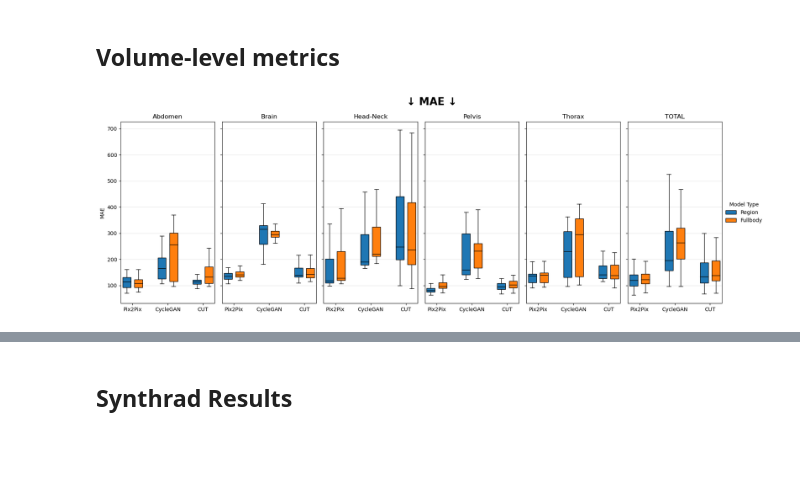
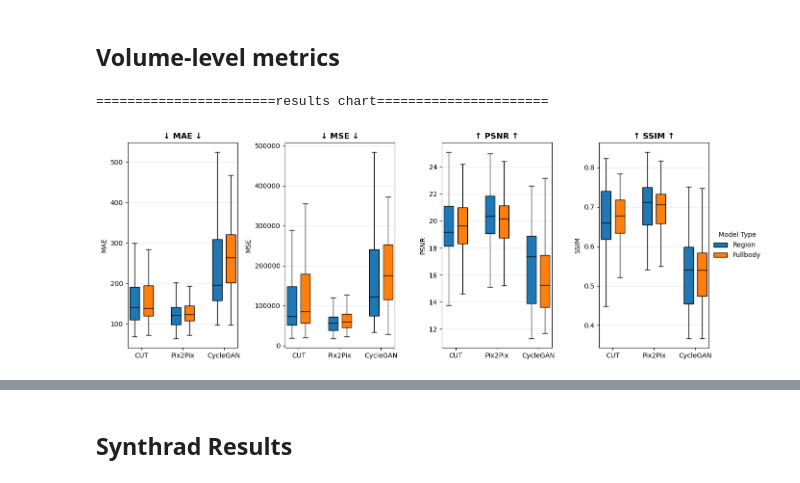
Before and after one commit to NicSchuler/fullbody-sCT, a Jupyter notebook: training/checkpoints/visualize_testing_results.ipynb, the cells around one changed output, grey strips where cells are left out. Drawn from its saved outputs; the diff is of its cells as text; code cells hidden in the pictures; blank space fills up the shorter version.

Commit message:
experiment 3 extension

```diff
--- a/training/checkpoints/visualize_testing_results.ipynb
+++ b/training/checkpoints/visualize_testing_results.ipynb
@@ -623,39 +971,101 @@ for metric in ["MAE", "MSE", "PSNR", "SSIM"]:
 # Data loading
 data_info_ex1_volume = pd.DataFrame(
     [
+        ["Region", "Baseline", "cut_synthrad_abdomen_final/test_50/test_metrics_over_volume.csv"],
+        ["Region", "Baseline", "cut_synthrad_brain_final/test_50/test_metrics_over_volume.csv"],
+        ["Region", "Baseline", "cut_synthrad_HN_final/test_50/test_metrics_over_volume.csv"],
+        ["Region", "Baseline", "cut_synthrad_pelvis_final/test_50/test_metrics_over_volume.csv"],
+        ["Region", "Baseline", "cut_synthrad_TH_final/test_51/test_metrics_over_volume.csv"],
+        ["Fullbody", "Baseline", "cut_synthrad_allregions_final/test_50/test_metrics_over_volume.csv"],
+
         ["Region", "Baseline", "pix2pix_synthrad_abdomen_final/test_50/test_metrics_over_volume.csv"],
         ["Region", "Baseline", "pix2pix_synthrad_brain_final/test_50/test_metrics_over_volume.csv"],
         ["Region", "Baseline", "pix2pix_synthrad_headneck_final/test_50/test_metrics_over_volume.csv"],
         ["Region", "Baseline", "pix2pix_synthrad_pelvis_final/test_50/test_metrics_over_volume.csv"],
         ["Region", "Baseline", "pix2pix_synthrad_thorax_final/test_50/test_metrics_over_volume.csv"],
         ["Fullbody", "Baseline", "pix2pix_synthrad_allregion_final/test_50/test_metrics_over_volume.csv"],
 
         ["Region", "Baseline", "cyclegan_abdomen_final/test_50/test_metrics_over_volume.csv"],
         ["Region", "Baseline", "cyclegan_brain_final/test_50/test_metrics_over_volume.csv"],
         ["Region", "Baseline", "cyclegan_head_neck_final/test_50/test_metrics_over_volume.csv"],
         ["Region", "Baseline", "cyclegan_pelvis_final/test_50/test_metrics_over_volume.csv"],
         ["Region", "Baseline", "cyclegan_thorax_final/test_50/test_metrics_over_volume.csv"],
         ["Fullbody", "Baseline", "cyclegan_allregions_final/test_50/test_metrics_over_volume.csv"],
-
-        ["Region", "Baseline", "cut_synthrad_abdomen_final/test_50/test_metrics_over_volume.csv"],
-        ["Region", "Baseline", "cut_synthrad_brain_final/test_50/test_metrics_over_volume.csv"],
-        ["Region", "Baseline", "cut_synthrad_HN_final/test_50/test_metrics_over_volume.csv"],
-        ["Region", "Baseline", "cut_synthrad_pelvis_final/test_50/test_metrics_over_volume.csv"],
-        ["Region", "Baseline", "cut_synthrad_TH_final/test_50/test_metrics_over_volume.csv"],
-        ["Fullbody", "Baseline", "cut_synthrad_allregions_final/test_50/test_metrics_over_volume.csv"],
     ],
     columns=["region_or_fullbody", "preprocessing", "path"],
 )
 
 all_data = load_and_concat(data_info_ex1_volume)
 masked, unmasked = split_masked_unmasked(all_data)
-for metric in ["MAE", "MSE", "PSNR", "SSIM"]:
+
+print("=======================results chart======================")
+fig = plot_multiple_metrics_with_subplots(
+    masked,
+    metrics=["MAE", "MSE", "PSNR", "SSIM"],
+    groups=["model", "region_or_fullbody"],
+    legend_title="Model Type",
+    # title="Ex1: Fullbody vs. Region-Specific Models, own Image Similarity-based Evaluation",
+)
+fig.savefig("/home/user/nschuler/fullbody-sCT/Ex1_Overview_Chart_Own.png", dpi=300, bbox_inches="tight")
+
+results_table = metrics_mean_std_by_region_model(masked)
+latex_results_table = results_table.to_latex(
+        index=False,
+        escape=False,
+        column_format="l l c c c c",
+        caption="Image similarity metrics (mean $\\pm$ std)",
+        label="tab:e1_own",
+    )
+print(latex_results_table)
+results_table
+
+print("=======================appendix chart======================")
+# for metric in ["MAE", "MSE", "PSNR", "SSIM"]:
+#     plot_metric_with_subplots_incl_total(
+#         masked,
+#         metric=metric,
+#         subplot_column="bodyregion",
+#         groups=["model", "region_or_fullbody"],
+#         legend_title="Model Type",
+#     )
+metrics = ["MAE", "MSE", "PSNR", "SSIM"]
+
+subplot_values = list(pd.unique(masked["bodyregion"]))
+n_inner = len(subplot_values) + 1  # + "Total"
+
+fig = plt.figure(figsize=(4 * n_inner, 6 * len(metrics)))  # tweak
+outer = fig.add_gridspec(len(metrics), 1, hspace=0.2)
+
+# global limits per metric (optional: per metric instead of global-global)
+y_lims = {}
+
+for metric in metrics:
+    vals = masked[metric].dropna().values
+    y_lims[metric] = (vals.min(), vals.max())
+
+for i, metric in enumerate(metrics):
+    inner = outer[i, 0].subgridspec(1, n_inner, wspace=0.35)
+    axes = [fig.add_subplot(inner[0, j]) for j in range(n_inner)]
+
     plot_metric_with_subplots_incl_total(
         masked,
         metric=metric,
         subplot_column="bodyregion",
         groups=["model", "region_or_fullbody"],
         legend_title="Model Type",
+        fig=fig,
+        axes=axes,
+        add_legend=(i == 0),  # show legend only once (top row)
+        show=False,
+        title=None,
     )
+    axes[0].set_title(metric, loc="left", fontweight="bold")
+    for ax in axes:
+        ax.set_ylim(y_lims[metric])
+
+# fig.suptitle("Experiment 1 Results by anatomical region and aggregated", fontsize=18, fontweight="bold")
+fig.savefig("/home/user/nschuler/fullbody-sCT/Ex1_Detail_Chart.png", dpi=300, bbox_inches="tight")
+plt.show()
 # %% [output]
+=======================results chart======================
-[figure, old version]
+[figure, new version]
```
Also changed, not shown: parts of 11 cells of this notebook, 13 other files.
